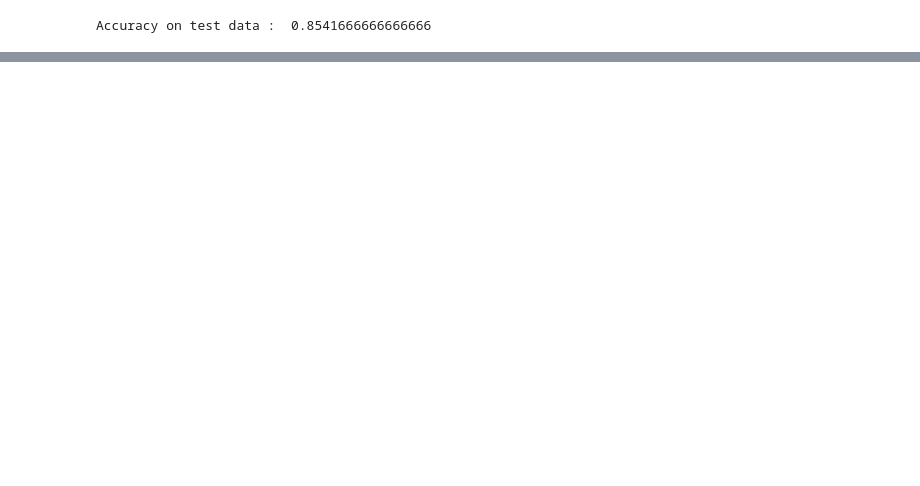
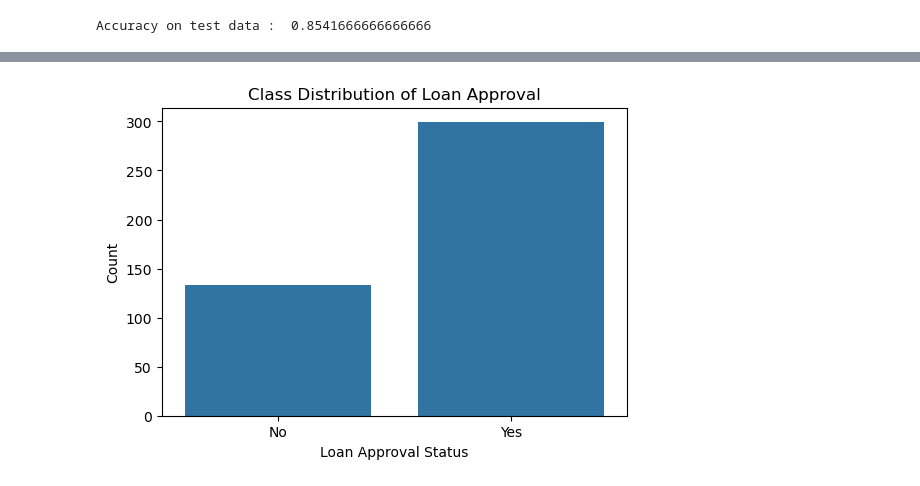
Before and after one commit to adhamashraf7788/Loan-Approval-Prediction, a Jupyter notebook: svm.ipynb, the cells around one changed output, grey strips where cells are left out. Drawn from its saved outputs; the diff is of its cells as text; code cells hidden in the pictures; blank space fills up the shorter version.

```diff
--- a/svm.ipynb
+++ b/svm.ipynb
@@ -219,0 +283,16 @@ pickle.dump(classifier, open("models/svm.pkl", "wb"))
+# %%
+import pandas as pd
+import matplotlib.pyplot as plt
+import seaborn as sns
+
+# Assuming y_train contains loan approval status (e.g., 0: No, 1: Yes)
+class_counts = pd.Series(Y_train).value_counts()
+plt.figure(figsize=(6, 4))
+sns.barplot(x=class_counts.index, y=class_counts.values)
+plt.xlabel('Loan Approval Status')
+plt.ylabel('Count')
+plt.title('Class Distribution of Loan Approval')
+plt.xticks(ticks=[0, 1], labels=['No', 'Yes'])
+plt.show()
+# %% [output]
+[figure, added]
```
Also changed, not shown: parts of 29 cells of this notebook, 4 other files.
